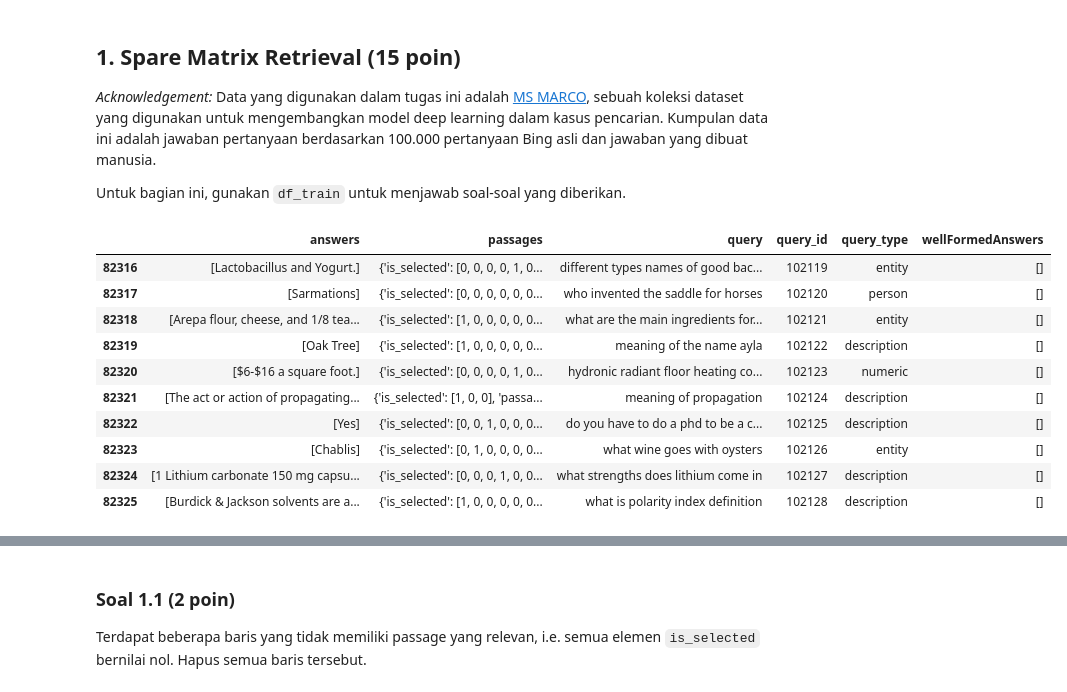
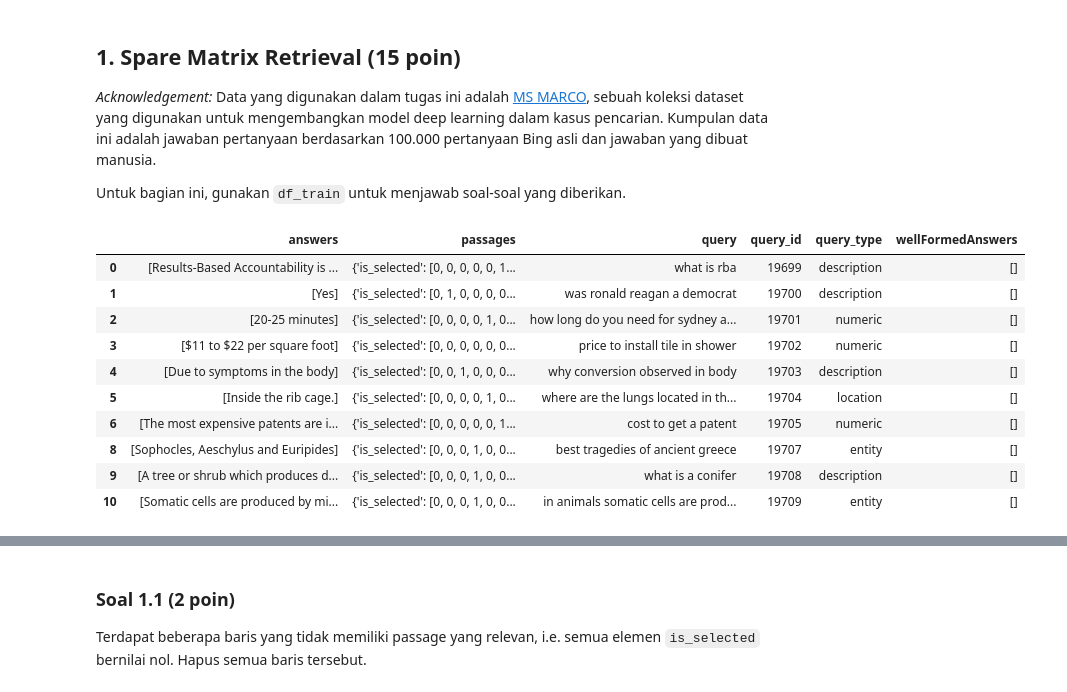
Before and after one commit to jekyX/studies, a Jupyter notebook: UAI/NLP/tugas3.ipynb, the cells around one changed output, grey strips where cells are left out. Drawn from its saved outputs; the diff is of its cells as text; code cells hidden in the pictures.

```diff
--- a/UAI/NLP/tugas3.ipynb
+++ b/UAI/NLP/tugas3.ipynb
@@ -60,16 +60,16 @@ df_train = pd.read_parquet("hf://datasets/microsoft/ms_marco/" + splits["train"]
 df_val = pd.read_parquet("hf://datasets/microsoft/ms_marco/" + splits["validation"])
 df_test = pd.read_parquet("hf://datasets/microsoft/ms_marco/" + splits["test"])
 # %%
-df_train.tail(10)
+df_train.head(10)
 # %% [output]
 |  | answers | passages | query | query_id | query_type | wellFormedAnswers |
-| 82316 | [Lactobacillus and Yogurt.] | {'is_selected': [0, 0, 0, 0, 1, 0... | different types names of good bac... | 102119 | entity | [] |
-| 82317 | [Sarmations] | {'is_selected': [0, 0, 0, 0, 0, 0... | who invented the saddle for horses | 102120 | person | [] |
-| 82318 | [Arepa flour, cheese, and 1/8 tea... | {'is_selected': [1, 0, 0, 0, 0, 0... | what are the main ingredients for... | 102121 | entity | [] |
-| 82319 | [Oak Tree] | {'is_selected': [1, 0, 0, 0, 0, 0... | meaning of the name ayla | 102122 | description | [] |
-| 82320 | [$6-$16 a square foot.] | {'is_selected': [0, 0, 0, 0, 1, 0... | hydronic radiant floor heating co... | 102123 | numeric | [] |
-| 82321 | [The act or action of propagating... | {'is_selected': [1, 0, 0], 'passa... | meaning of propagation | 102124 | description | [] |
-| 82322 | [Yes] | {'is_selected': [0, 0, 1, 0, 0, 0... | do you have to do a phd to be a c... | 102125 | description | [] |
-| 82323 | [Chablis] | {'is_selected': [0, 1, 0, 0, 0, 0... | what wine goes with oysters | 102126 | entity | [] |
-| 82324 | [1 Lithium carbonate 150 mg capsu... | {'is_selected': [0, 0, 0, 1, 0, 0... | what strengths does lithium come in | 102127 | description | [] |
-| 82325 | [Burdick & Jackson solvents are a... | {'is_selected': [1, 0, 0, 0, 0, 0... | what is polarity index definition | 102128 | description | [] |
+| 0 | [Results-Based Accountability is ... | {'is_selected': [0, 0, 0, 0, 0, 1... | what is rba | 19699 | description | [] |
+| 1 | [Yes] | {'is_selected': [0, 1, 0, 0, 0, 0... | was ronald reagan a democrat | 19700 | description | [] |
+| 2 | [20-25 minutes] | {'is_selected': [0, 0, 0, 0, 1, 0... | how long do you need for sydney a... | 19701 | numeric | [] |
+| 3 | [$11 to $22 per square foot] | {'is_selected': [0, 0, 0, 0, 0, 0... | price to install tile in shower | 19702 | numeric | [] |
+| 4 | [Due to symptoms in the body] | {'is_selected': [0, 0, 1, 0, 0, 0... | why conversion observed in body | 19703 | description | [] |
+| 5 | [Inside the rib cage.] | {'is_selected': [0, 0, 0, 0, 1, 0... | where are the lungs located in th... | 19704 | location | [] |
+| 6 | [The most expensive patents are i... | {'is_selected': [0, 0, 0, 0, 0, 1... | cost to get a patent | 19705 | numeric | [] |
+| 8 | [Sophocles, Aeschylus and Euripides] | {'is_selected': [0, 0, 0, 1, 0, 0... | best tragedies of ancient greece | 19707 | entity | [] |
+| 9 | [A tree or shrub which produces d... | {'is_selected': [0, 0, 0, 1, 0, 0... | what is a conifer | 19708 | description | [] |
+| 10 | [Somatic cells are produced by mi... | {'is_selected': [0, 0, 0, 1, 0, 0... | in animals somatic cells are prod... | 19709 | entity | [] |
```
Also changed, not shown: parts of 5 cells of this notebook.
